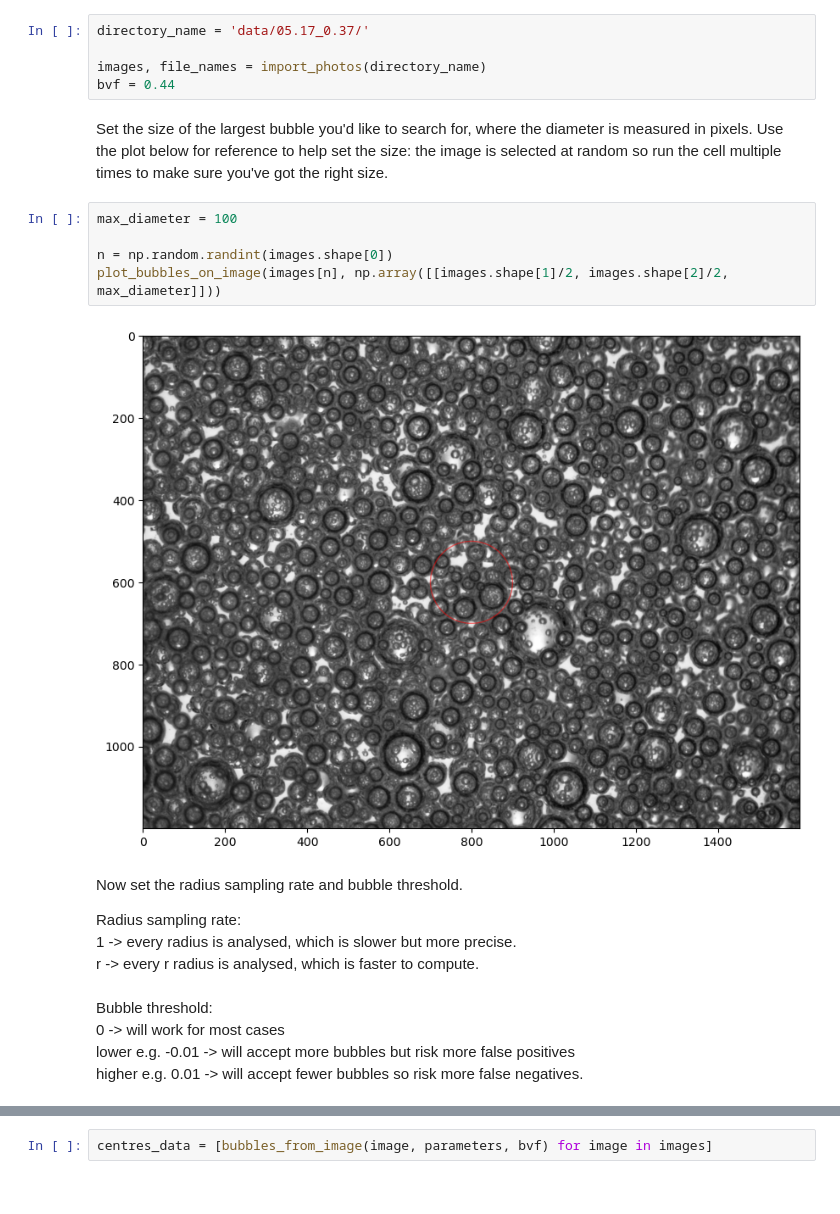
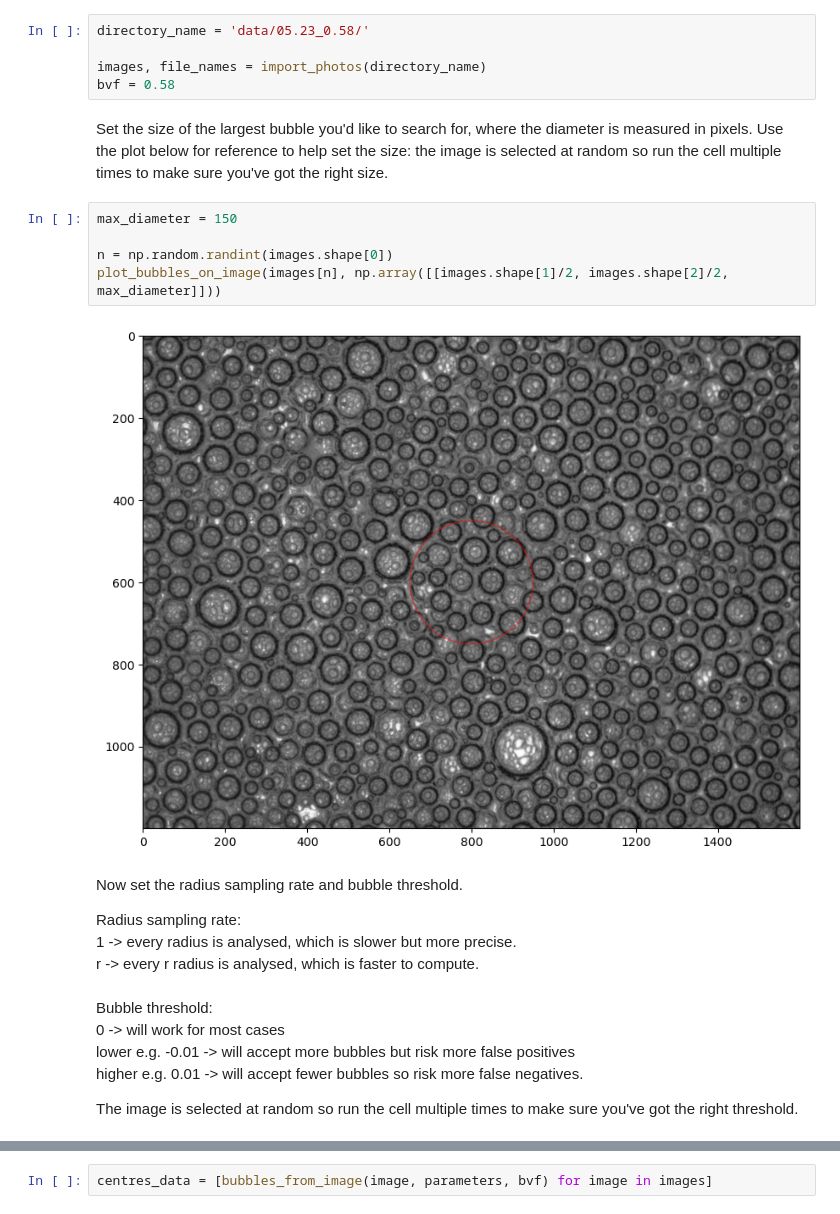
Before and after one commit to Iolo-Jones/BubbleSegmentation, a Jupyter notebook: bubble_processing.ipynb, the cells around one changed output, grey strips where cells are left out. Drawn from its saved outputs; the diff is of its cells as text.

```diff
--- a/bubble_processing.ipynb
+++ b/bubble_processing.ipynb
@@ -5,13 +5,13 @@ import numpy as np
 # %% [markdown]
 Choose the directory of images from one particular experiement, and set their BVF value.
 # %%
-directory_name = 'data/05.17_0.37/'
+directory_name = 'data/05.23_0.58/'
 
 images, file_names = import_photos(directory_name)
-bvf = 0.44
+bvf = 0.58
 # %% [markdown]
 Set the size of the largest bubble you'd like to search for, where the diameter is measured in pixels. Use the plot below for reference to help set the size: the image is selected at random so run the cell multiple times to make sure you've got the right size.
 # %%
-max_diameter = 100
+max_diameter = 150
 
 n = np.random.randint(images.shape[0])
@@ -19,5 +19,5 @@
 # %% [output]
-[figure, old version]
+[figure, new version]
 # %% [markdown]
 Now set the radius sampling rate and bubble threshold.
 
@@ -29,6 +29,8 @@ Bubble threshold: \
 0 -> will work for most cases \
 lower e.g. -0.01 -> will accept more bubbles but risk more false positives \
 higher e.g. 0.01 -> will accept fewer bubbles so risk more false negatives.
+
+The image is selected at random so run the cell multiple times to make sure you've got the right threshold.
 # %%
 radius_sampling_rate = 5
 bubble_threshold = -0.015
```
Also changed, not shown: parts of 5 cells of this notebook, 2 other files.
